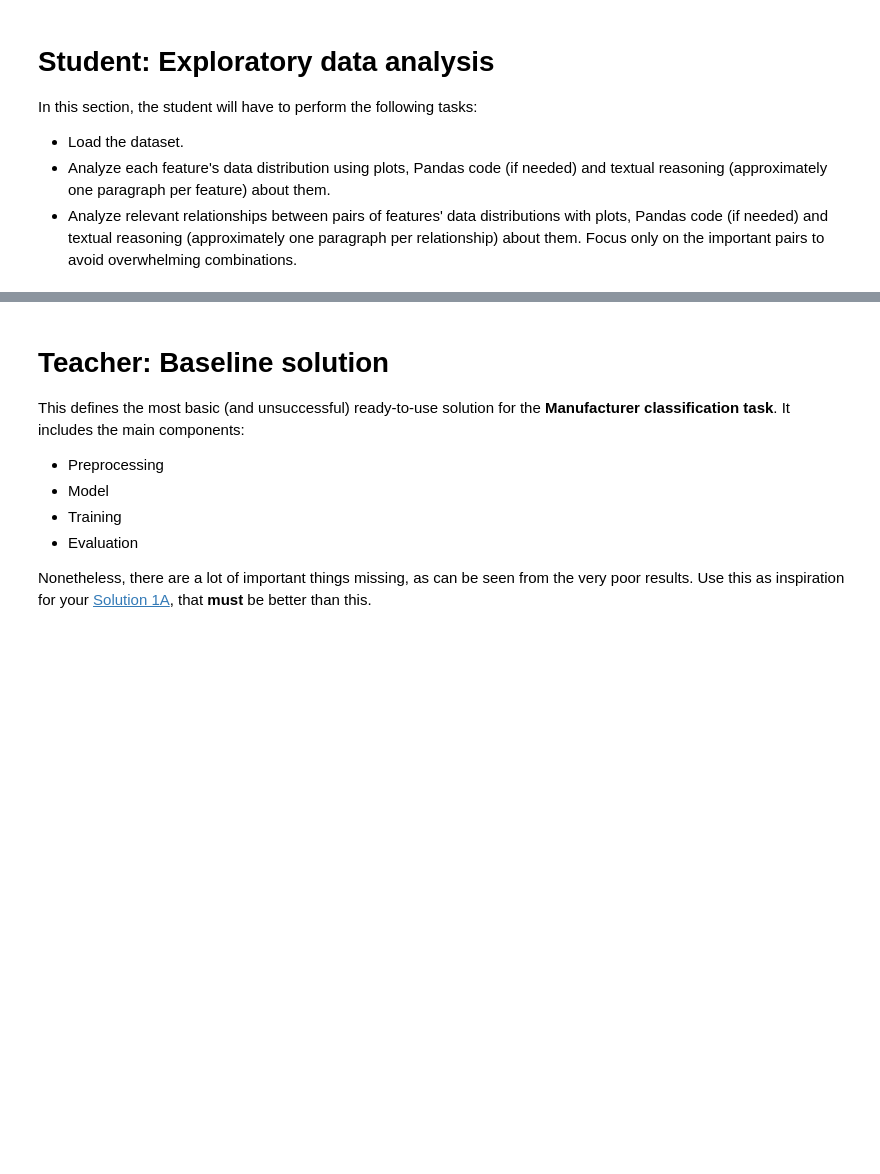
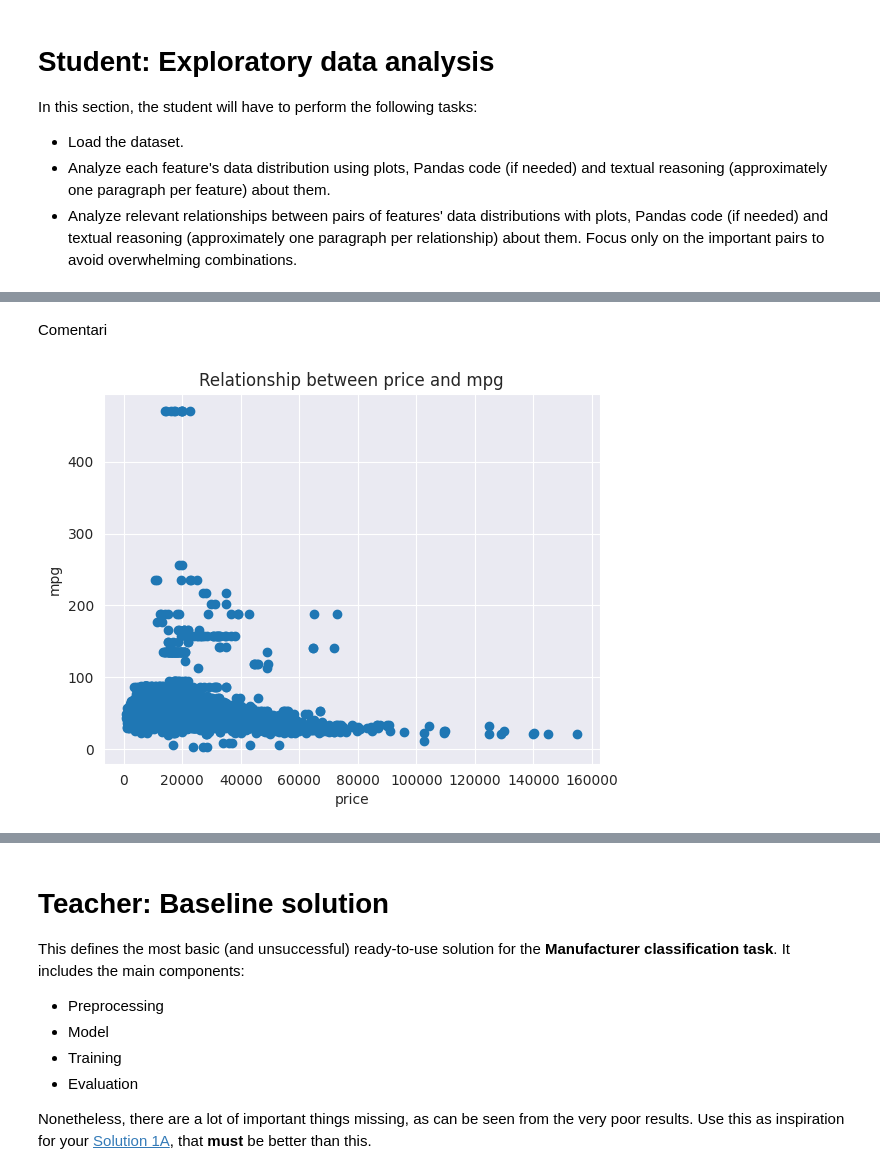
Before and after one commit to Gpascual11/P3_Gerard_Pascual, a Jupyter notebook: P3_NeuralNetworks.ipynb, the cells around one changed output, grey strips where cells are left out. Cells and saved outputs as stored; diff of their text form; code cells hidden in the pictures; blank space fills up the shorter version.

```diff
--- a/P3_NeuralNetworks.ipynb
+++ b/P3_NeuralNetworks.ipynb
@@ -385,0 +415,6 @@ features_relationship(df, "year", "price")
+# %% [markdown]
+Comentari
+# %%
+features_relationship(df, "price", "mpg")
+# %% [output]
+[figure, added]
```
Also changed, not shown: parts of 28 cells of this notebook.
